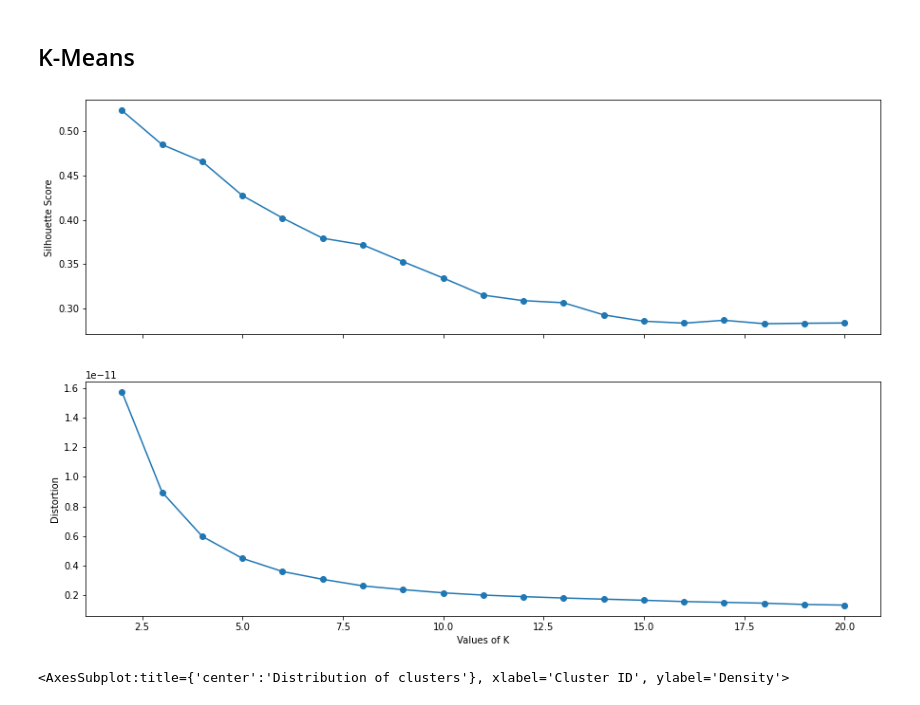
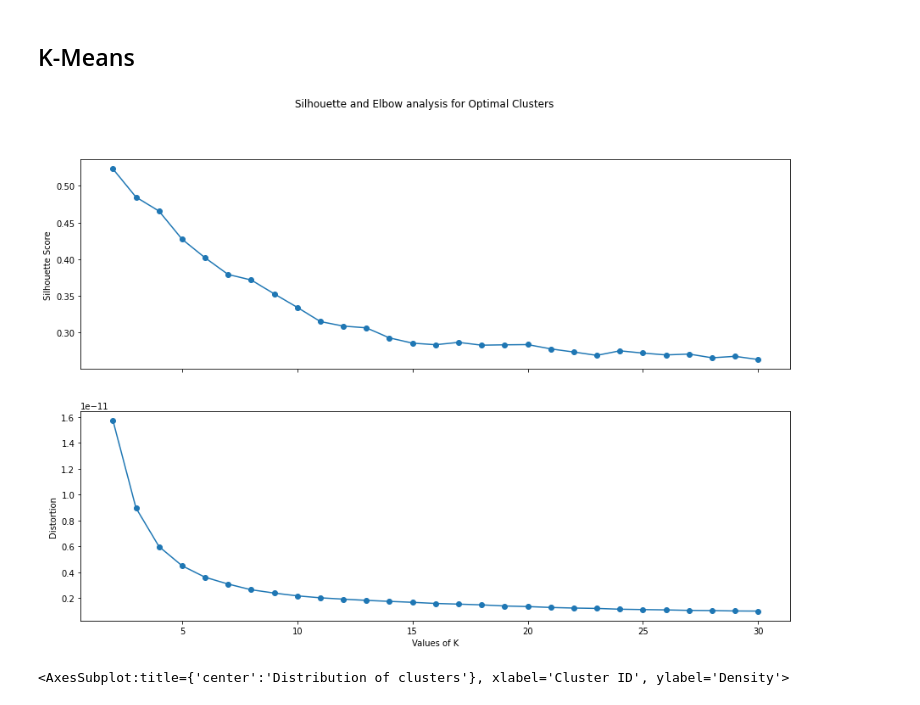
Before and after one commit to sskett/cosc301, a Jupyter notebook: clustering.ipynb, the cells around one changed output. Drawn from its saved outputs; the diff is of its cells as text; code cells hidden in the pictures.

Commit message:
Revert "finalised clustering, dens plots and route_finder.ipynb for writeup"
This reverts commit 203d89077e9c0c37f3f2d32ac22a18a78bb7a11a.

```diff
--- a/clustering.ipynb
+++ b/clustering.ipynb
@@ -87,38 +78,38 @@ a_axis = r'$A_{group}$ ($yd^2$)'
 # %% [markdown]
 ## K-Means
 # %%
-max_clusters = 20
+max_clusters = 30
 
 range_clusters = []
 for i in range(2, max_clusters + 1):
     range_clusters.append(i)
 
 silhouette_avg = []
 distortions = []
 
 for i in range_clusters:
     km = KMeans(
         n_clusters=i, init='random',
         n_init=10, max_iter=300,
         tol=1e-04, random_state=1
     )
     km.fit(df_scaled)
     cluster_labels = km.labels_
 
     silhouette_avg.append(silhouette_score(df_scaled, cluster_labels))
     distortions.append(km.inertia_)
 
 fig, axs = plt.subplots(2, 1, sharex=True, figsize=(15,10))
 axs[0].plot(range_clusters, silhouette_avg, marker='o')
 #axs[0].set_xlabel('Distance Threshold (x10e-6)')
 axs[0].set_ylabel('Silhouette Score')
 axs[1].plot(range_clusters, distortions, marker='o')
 axs[1].set_xlabel('Values of K')
 axs[1].set_ylabel('Distortion')
-#fig.suptitle('Silhouette and Elbow analysis for Optimal Clusters')
-plt.savefig(f'{output_folder}figure9.png')
+fig.suptitle('Silhouette and Elbow analysis for Optimal Clusters')
+plt.show()
 # %% [output]
-[figure, old version]
+[figure, new version]
 # %%
 k = 6
 km = KMeans(
```
Also changed, not shown: parts of 20 cells of this notebook, 2 other files.
